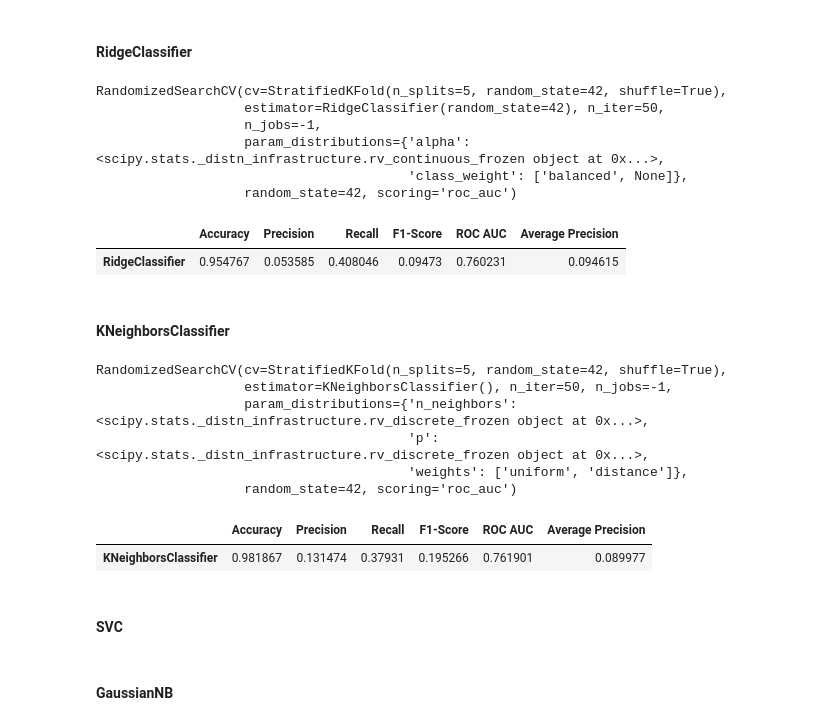
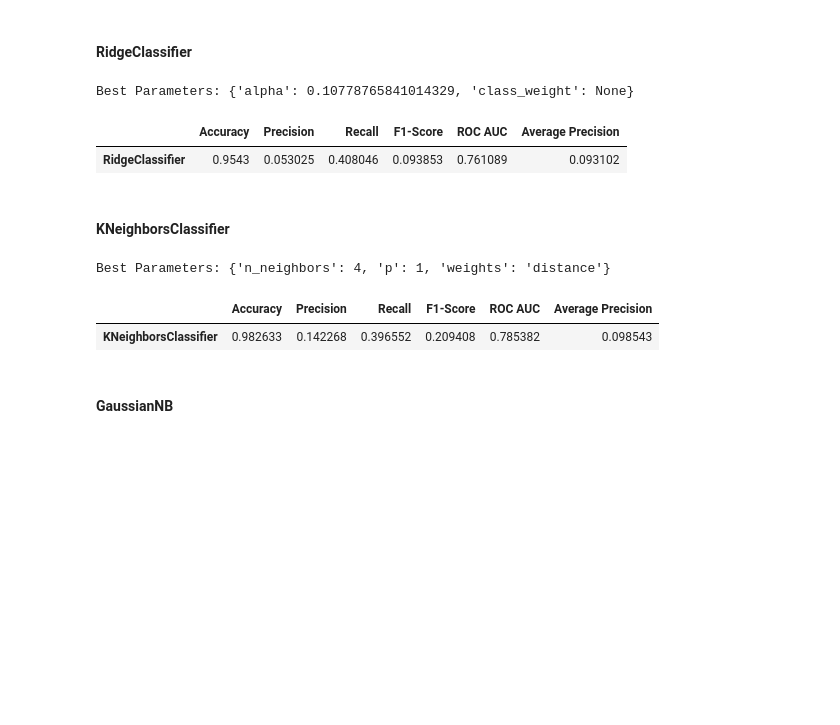
Before and after one commit to jiaweiho72/BT4012, a Jupyter notebook: notebooks/03_modelling.ipynb, the cells around one changed output. Drawn from its saved outputs; the diff is of its cells as text; code cells hidden in the pictures; blank space fills up the shorter version.

```diff
--- a/notebooks/03_modelling.ipynb
+++ b/notebooks/03_modelling.ipynb
@@ -323,35 +305,38 @@ from sklearn.linear_model import RidgeClassifier
 from sklearn.model_selection import RandomizedSearchCV, StratifiedKFold
 from scipy.stats import uniform, randint
 
-# create parameter grid
+# create hyperparameter grid
 ridge_param_distributions = {
     'alpha': uniform(0.1, 10.0),
     'class_weight': ['balanced', None]
 }
 
-# create model and perform randomized search
-ridge_clf = RidgeClassifier(random_state=42)
+# create model
+ridge_model = RidgeClassifier(random_state=RANDOM_STATE)
 
-ridge_cv = StratifiedKFold(n_splits=5, shuffle=True, random_state=42)
+# initialise randomised search with model, hyperparameter grid, and stratified 5-fold cross-validation
 ridge_random_search = RandomizedSearchCV(
-    ridge_clf, param_distributions=ridge_param_distributions,
-    n_iter=50, cv=ridge_cv, scoring='roc_auc',
-    random_state=42, n_jobs=-1
+    ridge_model,
+    param_distributions=ridge_param_distributions,
+    n_iter=50,
+    cv=StratifiedKFold(n_splits=5, shuffle=True, random_state=RANDOM_STATE),
+    scoring='roc_auc',
+    random_state=RANDOM_STATE,
+    n_jobs=-1
 )
 
-# fit model to train set
+# perform randomised search on the train set
 ridge_random_search.fit(X_train, y_train)
+
+# get the best parameters and best model
+print("Best Parameters:", ridge_random_search.best_params_)
+ridge_model = ridge_random_search.best_estimator_
 # %% [output]
-RandomizedSearchCV(cv=StratifiedKFold(n_splits=5, random_state=42, shuffle=True),
-                   estimator=RidgeClassifier(random_state=42), n_iter=50,
-                   n_jobs=-1,
-                   param_distributions={'alpha': <scipy.stats._distn_infrastructure.rv_continuous_frozen object at 0x...>,
-                                        'class_weight': ['balanced', None]},
-                   random_state=42, scoring='roc_auc')
+Best Parameters: {'alpha': 0.10778765841014329, 'class_weight': None}
 # %%
 # evaluate model performance on the validation set for hyperparameter tuning
-y_valpred_ridge = ridge_random_search.best_estimator_.predict(X_valid)
-y_valpred_dec_ridge = ridge_random_search.best_estimator_.decision_function(X_valid)
+y_valpred_ridge = ridge_model.predict(X_valid)
+y_valpred_dec_ridge = ridge_model.decision_function(X_valid)
 
 evaluator.evaluate_model(
     model_name="RidgeClassifier",
@@ -363,7 +348,7 @@ evaluator.evaluate_model(
 )
 # %% [output]
 |  | Accuracy | Precision | Recall | F1-Score | ROC AUC | Average Precision |
-| RidgeClassifier | 0.954767 | 0.053585 | 0.408046 | 0.09473 | 0.760231 | 0.094615 |
+| RidgeClassifier | 0.9543 | 0.053025 | 0.408046 | 0.093853 | 0.761089 | 0.093102 |
 # %% [markdown]
 #### KNeighborsClassifier
 # %%
@@ -371,48 +356,49 @@ from sklearn.neighbors import KNeighborsClassifier
 from sklearn.model_selection import RandomizedSearchCV, StratifiedKFold
 from scipy.stats import uniform, randint
 
-# create parameter grid
+# create hyperparameter grid
 kneigh_param_distributions = {
     'n_neighbors': randint(2, 5),
     'weights': ['uniform', 'distance'],
     'p': randint(1, 3)
 }
 
-# create model and perform randomized search
-kneigh_clf = KNeighborsClassifier()
+# create model
+kneigh_model = KNeighborsClassifier()
 
-kneigh_cv = StratifiedKFold(n_splits=5, shuffle=True, random_state=42)
+# initialise randomised search with model, hyperparameter grid, and stratified 5-fold cross-validation
 kneigh_random_search = RandomizedSearchCV(
-    kneigh_clf, param_distributions=kneigh_param_distributions,
-    n_iter=50, cv=kneigh_cv, scoring='roc_auc',
-    random_state=42, n_jobs=-1
+    kneigh_model,
+    param_distributions=kneigh_param_distributions,
+    n_iter=50,
+    cv=StratifiedKFold(n_splits=5, shuffle=True, random_state=RANDOM_STATE),
+    scoring='roc_auc',
+    random_state=RANDOM_STATE,
+    n_jobs=-1
 )
 
-# fit model to train set
+# perform randomised search on the train set
 kneigh_random_search.fit(X_train, y_train)
+
+# get the best parameters and best model
+print("Best Parameters:", kneigh_random_search.best_params_)
+kneigh_model = kneigh_random_search.best_estimator_
 # %% [output]
-RandomizedSearchCV(cv=StratifiedKFold(n_splits=5, random_state=42, shuffle=True),
-                   estimator=KNeighborsClassifier(), n_iter=50, n_jobs=-1,
-                   param_distributions={'n_neighbors': <scipy.stats._distn_infrastructure.rv_discrete_frozen object at 0x...>,
-                                        'p': <scipy.stats._distn_infrastructure.rv_discrete_frozen object at 0x...>,
-                                        'weights': ['uniform', 'distance']},
-                   random_state=42, scoring='roc_auc')
+Best Parameters: {'n_neighbors': 4, 'p': 1, 'weights': 'distance'}
 # %%
 # evaluate model performance on the validation set for hyperparameter tuning
-y_valpred_kneigh = kneigh_random_search.best_estimator_.predict(X_valid)
-y_valpred_prob_kneigh = kneigh_random_search.best_estimator_.predict_proba(X_valid)[:, 1]
+y_valpred_kneigh = kneigh_model.predict(X_valid)
+y_valpred_prob_kneigh = kneigh_model.predict_proba(X_valid)[:, 1]
 
 evaluator.evaluate_model(
     model_name="KNeighborsClassifier",
     y_actual=y_valid,
     y_pred=y_valpred_kneigh,
     y_pred_prob=y_valpred_prob_kneigh,
     dataset_name="Validation"
 )
 # %% [output]
 |  | Accuracy | Precision | Recall | F1-Score | ROC AUC | Average Precision |
-| KNeighborsClassifier | 0.981867 | 0.131474 | 0.37931 | 0.195266 | 0.761901 | 0.089977 |
+| KNeighborsClassifier | 0.982633 | 0.142268 | 0.396552 | 0.209408 | 0.785382 | 0.098543 |
-# %% [markdown]
-#### SVC
 # %% [markdown]
 #### GaussianNB
```
Also changed, not shown: parts of 54 cells of this notebook.
